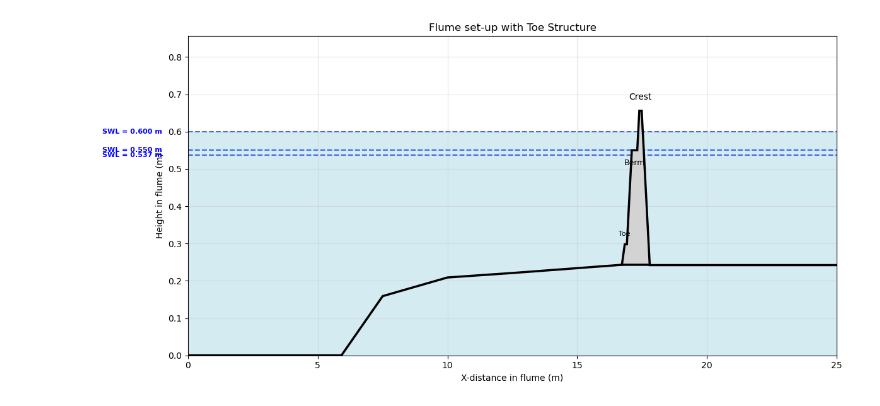
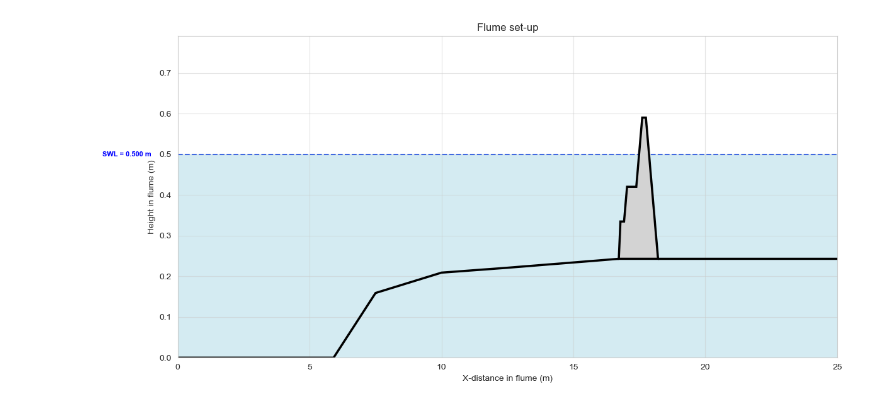
Before and after one commit to baukevelthuijs/MSC, a Jupyter notebook: Preparation.ipynb, the cells around one changed output. Drawn from its saved outputs; the diff is of its cells as text; code cells hidden in the pictures.

```diff
--- a/Preparation.ipynb
+++ b/Preparation.ipynb
@@ -209,12 +6,0 @@ toe_slope_v = 1
-# %%
-# Cross section 1
-berm_level1 = 0.55# m
-waterlevels = np.array([berm_level1 - 0.013, berm_level1, berm_level1 + 0.05])  # mNAP
-h_b = np.array([berm_level1-waterlevels[0], berm_level1-waterlevels[1], berm_level1-waterlevels[2]])
-crest_height1 = 0.7  # mNAP
-crest_width1 = 0.091  # m
-berm_width1 = 0.21  # m
-R_c = np.array([crest_height1 - waterlevels[0], crest_height1 - waterlevels[1], crest_height1 - waterlevels[2]])  #m
-H_s = 0.25
-Hm0 = np.array([0.6*H_s, 0.8*H_s, H_s, 1.2*H_s])  #m
-steepness = [0.02, 0.04]
@@ -230,5 +852,8 @@ steepness = [0.02, 0.04]
 # %%
 #Wave flume plot inclusief breakwater
+
+import numpy as np
+import matplotlib.pyplot as plt
 
 import numpy as np
 import matplotlib.pyplot as plt
@@ -321,45 +946,47 @@ def plot_breakwater_with_toe(
             f"SWL = {wl:.3f} m",
             color="blue", fontsize=8, fontweight='bold', zorder=4,
             transform=ax.get_yaxis_transform(),
             ha="right",
             va="center"
         )
 
     # Labels
-    ax.text((x_crest_start + x_crest_end)/2, crest_height + 0.03, "Crest", ha="center", fontsize=10, zorder=4)
-    ax.text((x_berm_start + x_berm_end)/2, berm_level - 0.04, "Berm", ha="center", fontsize=9, zorder=4)
-    ax.text((start_x + x_toe_back)/2, z_toe_top + 0.02, "Toe", ha="center", va="bottom", fontsize=8, rotation=0, zorder=4)
 
     # Assen
     ax.set_xlabel("X-distance in flume (m)")
     ax.set_ylabel("Height in flume (m)")
 
     # AANPASSING 3: Limiet van de as op 25 zetten
     ax.set_xlim(0, 25)
 
-    ax.set_ylim(0, max(crest_height1, wl_max) + 0.2)
+    ax.set_ylim(0, max(crest_height, wl_max) + 0.2)
     ax.grid(True, color='#cccccc', linestyle='-', alpha=0.5, zorder=0)
-    ax.set_title("Flume set-up with Toe Structure")
+    ax.set_title("Flume set-up")
 
     plt.tight_layout()
     plt.show()
 
 # Inputs (deze worden overgenomen uit je eerdere context)
 # Zorg dat deze variabelen gedefinieerd zijn voordat je de functie aanroept
 # (Hieronder staan ze ingevuld voor de zekerheid)
 
 
+# Geometrie schattingen op basis van Dn50
+berm_width = 0.35
+crest_width = 3 * Dn50
+toe_width = 3 * Dn50
+toe_height = 2 * Dn50
 
 plot_breakwater_with_toe(
-    crest_height=crest_height1,
-    berm_level=berm_level1,
-    waterlevels=waterlevels,
-    berm_width=berm_width1,
-    crest_width=crest_width1,
-    toe_width=toe_width_input,
-    toe_height=toe_height_input,
-    toe_slope_H=toe_slope_h,
-    toe_slope_V=toe_slope_v
+    crest_height=crest_height,
+    berm_level=berm_level,
+    waterlevels=[0.5],
+    berm_width=berm_width,
+    crest_width=crest_width,
+    toe_width=toe_width,
+    toe_height=toe_height,
+    slope_H=cot_alpha,
+    slope_V=1.0
 )
 # %% [output]
-[figure, old version]
+[figure, new version]
```
Also changed, not shown: parts of 11 cells of this notebook, 7 other files.
